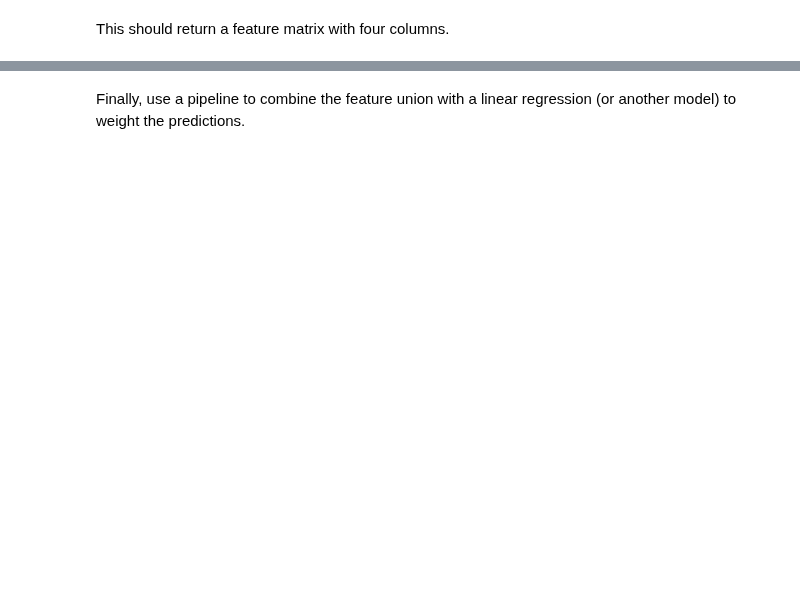
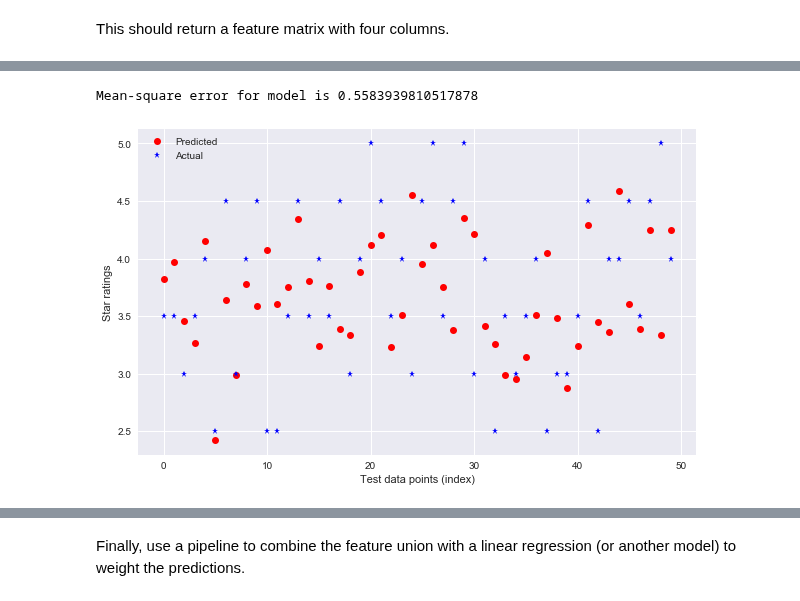
Before and after one commit to beegeesquare/Yelp-star-rating, a Jupyter notebook: Yelp basic ML models.ipynb, the cells around one changed output, grey strips where cells are left out. Drawn from its saved outputs; the diff is of its cells as text; code cells hidden in the pictures; blank space fills up the shorter version.

```diff
--- a/Yelp basic ML models.ipynb
+++ b/Yelp basic ML models.ipynb
@@ -497,7 +498,11 @@ Create an instance of `ModelTransformer` for each of the previous four models. C
 # %%
 from sklearn.pipeline import FeatureUnion
 
-feature_union = FeatureUnion([('city_trans', city_trans) ])
+feature_union = FeatureUnion([('city_mdl', EstimatorTransformer(city_est)),
+                              ('geo_mdl', EstimatorTransformer(grid_geo_est)),
+                              ('category_mdl', EstimatorTransformer(category_pipe_model)),
+                              ('attributes_mdl', EstimatorTransformer(attributes_pipe_model))
+                             ])
 print (feature_union)
 # %% [output]
 FeatureUnion(n_jobs=1,
@@ -506,9 +513,8 @@ FeatureUnion(n_jobs=1,
 # %% [markdown]
 This should return a feature matrix with four columns.
 # %%
-# feature_union.fit(data, star_ratings)
-# print (data[:10])
-#trans_data = union.transform(data[:10])
-#print (trans_data)
-#assert trans_data.shape == (10, 4)
+transformed_data = feature_union.fit(data, star_ratings).transform(data)
+#transformed_data = feature_union.transform(data)
+
+print (transformed_data.shape)
 # %% [output]
@@ -520,0 +522,16 @@ AttributeError: 'list' object has no attribute 'shape'
+# %%
+# print (transformed_data[:10])
+# Now use the simple Linear regression of the tranformed data
+from sklearn.linear_model import LinearRegression
+
+data_train, data_test, stars_train, stars_test = train_test_split(transformed_data, star_ratings,
+                                                                  test_size=0.2,random_state=13)
+full_model_lr = LinearRegression()
+
+full_model_lr.fit(data_train, stars_train)
+predictions_full_model = full_model_lr.predict(data_test)
+
+plot_rating(predictions_full_model, stars_test)
+# %% [output]
+Mean-square error for model is 0.5583939810517878
+[figure, added]
```
Also changed, not shown: parts of 15 cells of this notebook.
